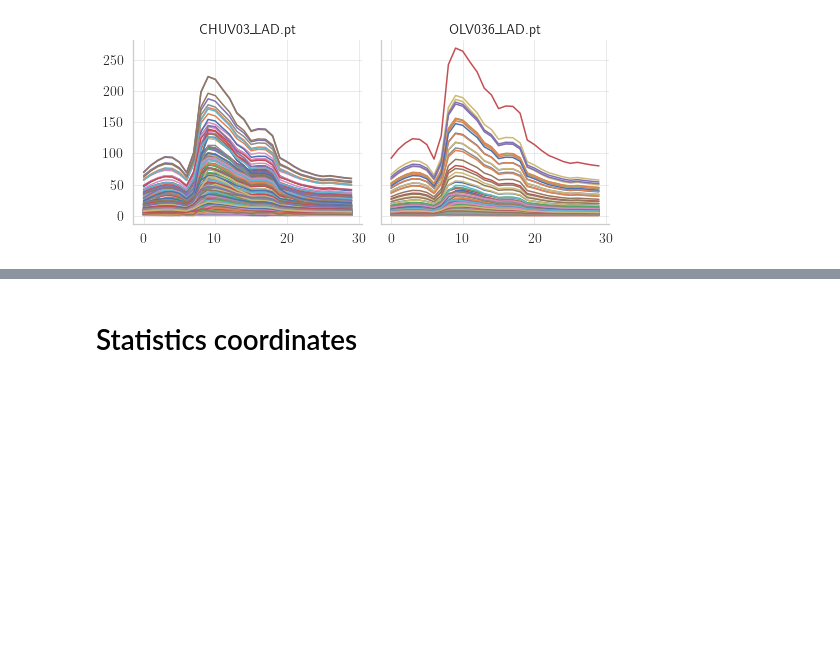
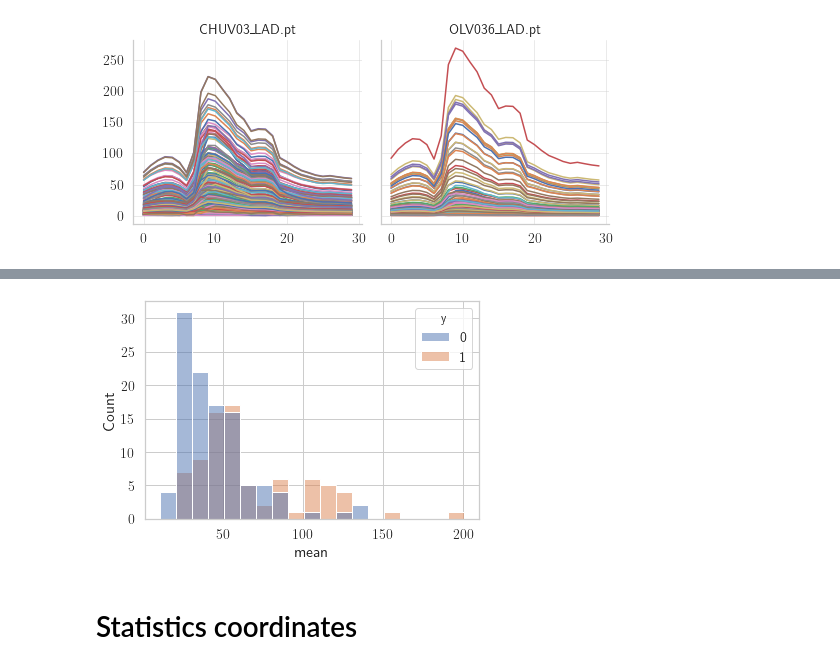
Before and after one commit to matthiaszeller/GNN-MI, a Jupyter notebook: notebook/1-Data-exploration.ipynb, the cells around one changed output, grey strips where cells are left out. Saved outputs shown, nothing was run; the diff lists cells and outputs as text; code cells hidden in the pictures; blank space fills up the shorter version.

```diff
--- a/notebook/1-Data-exploration.ipynb
+++ b/notebook/1-Data-exploration.ipynb
@@ -457,0 +471,3 @@ process_figure('figs/wss_visualization_outliers.pdf')
+# %%
+import torch
+dpath = setup.get_dataset_path('TsviToCnc')
@@ -457,0 +476,10 @@ process_figure('figs/wss_visualization_outliers.pdf')
+# %%
+files = {
+    f.name: torch.load(f) for f in dpath.glob('*.pt')
+}
+# %%
+df = pd.DataFrame([
+    {'file': f, 'x': sample.x.numpy(), 'y': sample.y}
+    for f, sample in files.items()
+])
+df
@@ -457,0 +500,3 @@ process_figure('figs/wss_visualization_outliers.pdf')
+# %%
+df = df.join(df.x.apply(lambda s: pd.Series(s).describe()))
+df
@@ -458,3 +537,7 @@ process_figure('figs/wss_visualization_outliers.pdf')
+# %%
+sns.histplot(data=df, x='mean', hue='y');
+# %% [output]
+[figure, added]
 # %% [markdown]
 # Statistics coordinates
 # %%
```
Also changed, not shown: parts of 10 cells of this notebook, 3 other files.
